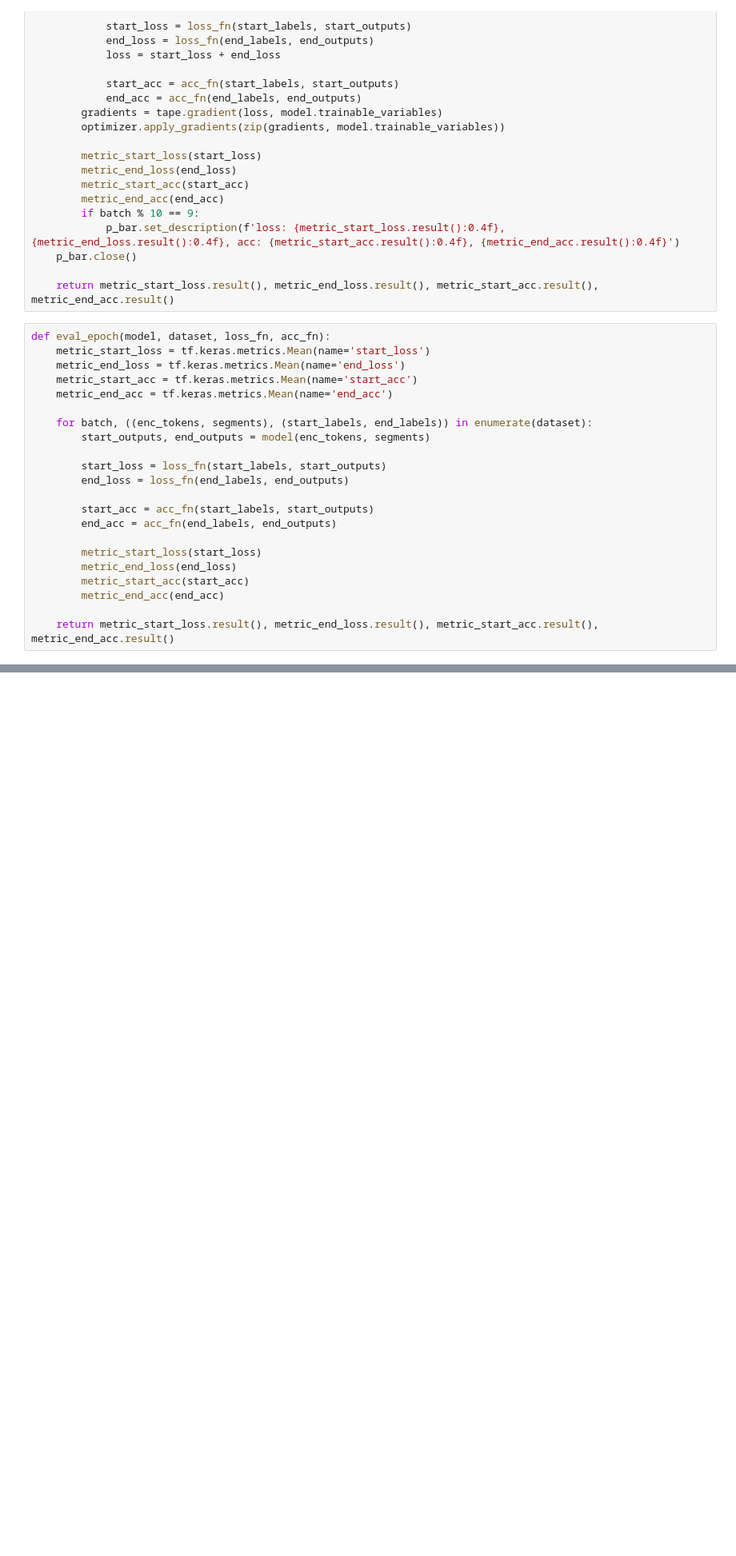
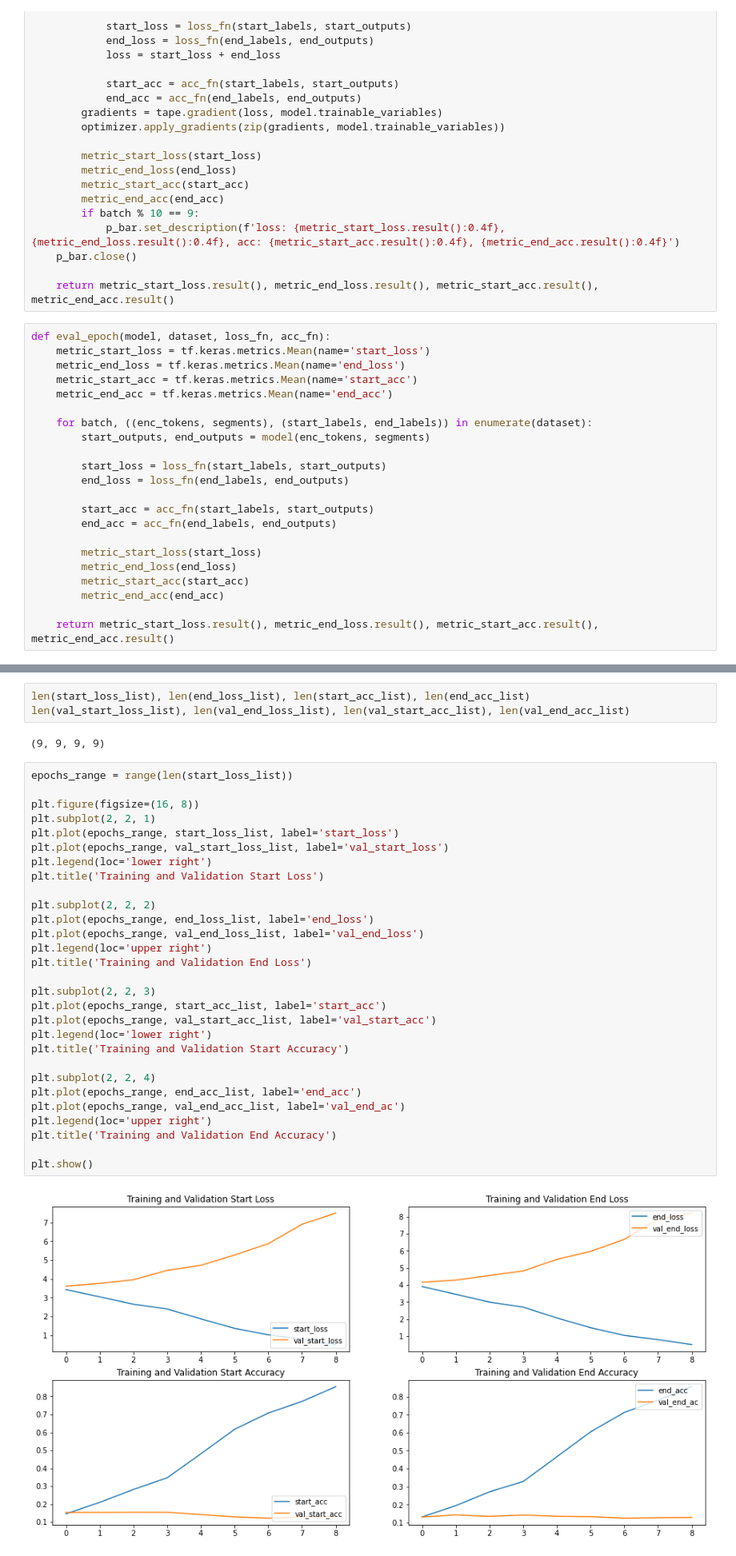
Before and after one commit to miinkang/AI_Project_AIFFEL, a Jupyter notebook: [E-19]KorQuAD_BERT.ipynb, the cells around one changed output, grey strips where cells are left out. Shown: that part at 80% size. Cells and saved outputs as stored; diff of their text form; blank space fills up the shorter version.

```diff
--- a/[E-19]KorQuAD_BERT.ipynb
+++ b/[E-19]KorQuAD_BERT.ipynb
@@ -1459,0 +1668,36 @@ _________________________________________________________________
+# %%
+len(start_loss_list), len(end_loss_list), len(start_acc_list), len(end_acc_list)
+len(val_start_loss_list), len(val_end_loss_list), len(val_start_acc_list), len(val_end_acc_list)
+# %% [output]
+(9, 9, 9, 9)
+# %%
+epochs_range = range(len(start_loss_list))
+
+plt.figure(figsize=(16, 8))
+plt.subplot(2, 2, 1)
+plt.plot(epochs_range, start_loss_list, label='start_loss')
+plt.plot(epochs_range, val_start_loss_list, label='val_start_loss')
+plt.legend(loc='lower right')
+plt.title('Training and Validation Start Loss')
+
+plt.subplot(2, 2, 2)
+plt.plot(epochs_range, end_loss_list, label='end_loss')
+plt.plot(epochs_range, val_end_loss_list, label='val_end_loss')
+plt.legend(loc='upper right')
+plt.title('Training and Validation End Loss')
+
+plt.subplot(2, 2, 3)
+plt.plot(epochs_range, start_acc_list, label='start_acc')
+plt.plot(epochs_range, val_start_acc_list, label='val_start_acc')
+plt.legend(loc='lower right')
+plt.title('Training and Validation Start Accuracy')
+
+plt.subplot(2, 2, 4)
+plt.plot(epochs_range, end_acc_list, label='end_acc')
+plt.plot(epochs_range, val_end_acc_list, label='val_end_ac')
+plt.legend(loc='upper right')
+plt.title('Training and Validation End Accuracy')
+
+plt.show()
+# %% [output]
+[figure, added]
```
Also changed, not shown: parts of 24 cells of this notebook.
